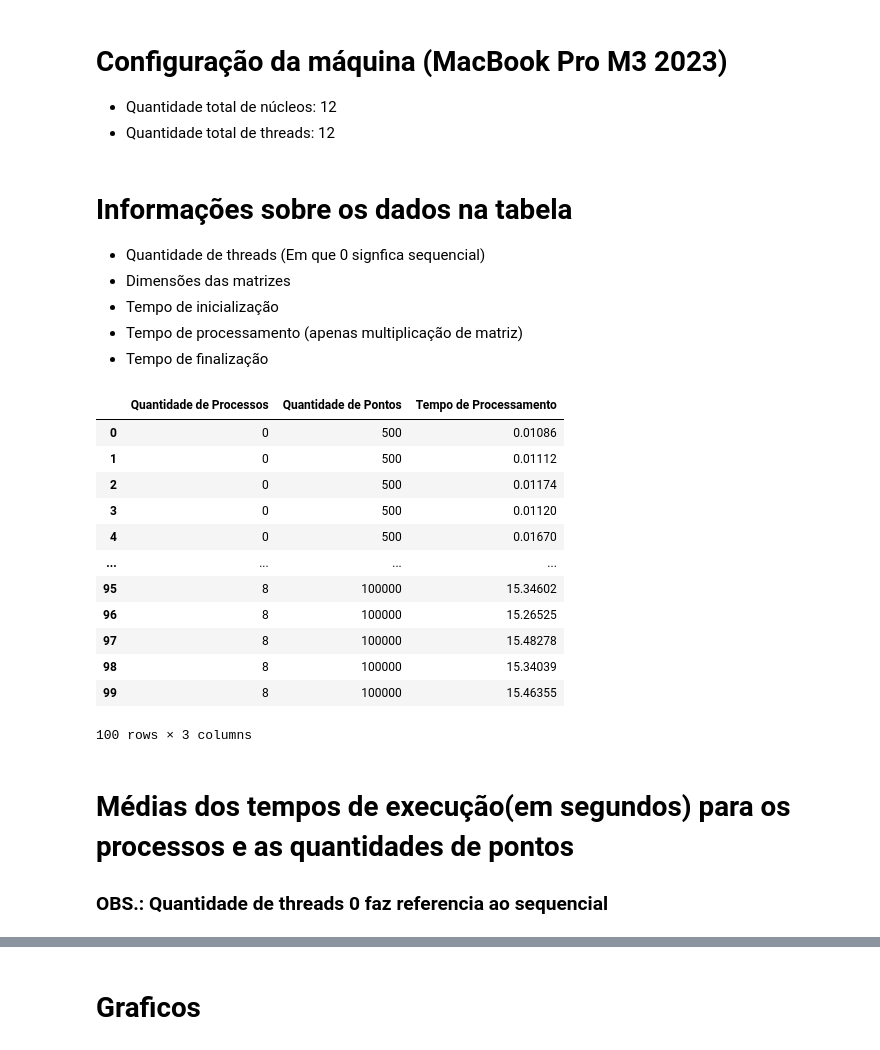
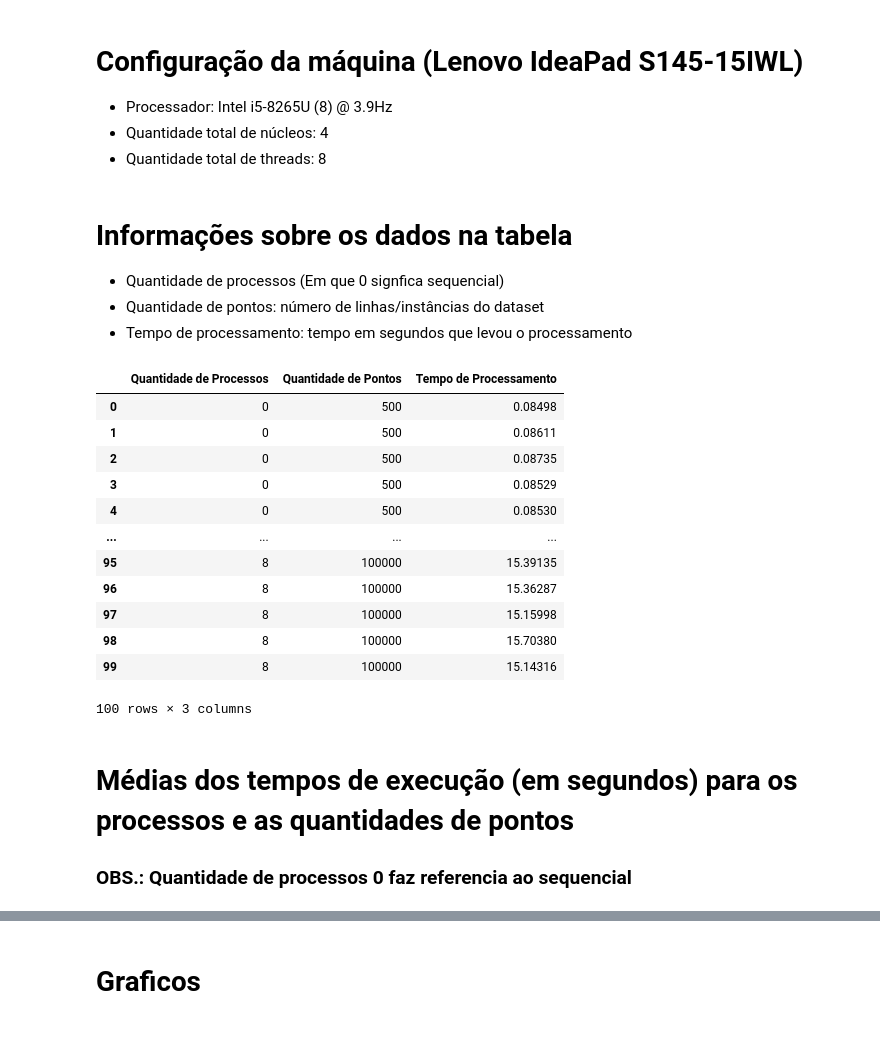
Before and after one commit to Igor-dJS/k-means_concorrente, a Jupyter notebook: logs/analise_log_execucao_kmeans.ipynb, the cells around one changed output, grey strips where cells are left out. Cells and saved outputs as stored; diff of their text form; code cells hidden in the pictures.

```diff
--- a/logs/analise_log_execucao_kmeans.ipynb
+++ b/logs/analise_log_execucao_kmeans.ipynb
@@ -4,40 +4,38 @@ import pandas as pd
 import numpy as np
 import matplotlib.pyplot as plt
 # %% [markdown]
-# Configuração da máquina (MacBook Pro M3 2023)
-
-* Quantidade total de núcleos: 12
-* Quantidade total de threads: 12
+# Configuração da máquina (Lenovo IdeaPad S145-15IWL)
+* Processador: Intel i5-8265U (8) @ 3.9Hz
+* Quantidade total de núcleos: 4
+* Quantidade total de threads: 8
 # %% [markdown]
 # Informações sobre os dados na tabela
 
-* Quantidade de threads (Em que 0 signfica sequencial)
-* Dimensões das matrizes
-* Tempo de inicialização
-* Tempo de processamento (apenas multiplicação de matriz)
-* Tempo de finalização
+* Quantidade de processos (Em que 0 signfica sequencial)
+* Quantidade de pontos: número de linhas/instâncias do dataset
+* Tempo de processamento: tempo em segundos que levou o processamento
 # %%
 # Carrega o arquivo com tempos de execução
 nomes_das_colunas = ['Quantidade de Processos', 'Quantidade de Pontos', "Tempo de Processamento"]
-df = pd.read_csv("./log_execucao_kmeans_2_clusters_4_cols.csv", header=None, names=nomes_das_colunas)
+df = pd.read_csv("./log_execucao_kmeans.csv", header=None, names=nomes_das_colunas)
 df
 # %% [output]
 |  | Quantidade de Processos | Quantidade de Pontos | Tempo de Processamento |
-| 0 | 0 | 500 | 0.01086 |
-| 1 | 0 | 500 | 0.01112 |
-| 2 | 0 | 500 | 0.01174 |
-| 3 | 0 | 500 | 0.01120 |
-| 4 | 0 | 500 | 0.01670 |
+| 0 | 0 | 500 | 0.08498 |
+| 1 | 0 | 500 | 0.08611 |
+| 2 | 0 | 500 | 0.08735 |
+| 3 | 0 | 500 | 0.08529 |
+| 4 | 0 | 500 | 0.08530 |
 | ... | ... | ... | ... |
-| 95 | 8 | 100000 | 15.34602 |
-| 96 | 8 | 100000 | 15.26525 |
-| 97 | 8 | 100000 | 15.48278 |
-| 98 | 8 | 100000 | 15.34039 |
-| 99 | 8 | 100000 | 15.46355 |
+| 95 | 8 | 100000 | 15.39135 |
+| 96 | 8 | 100000 | 15.36287 |
+| 97 | 8 | 100000 | 15.15998 |
+| 98 | 8 | 100000 | 15.70380 |
+| 99 | 8 | 100000 | 15.14316 |
 100 rows × 3 columns
 # %% [markdown]
-# Médias dos tempos de execução(em segundos) para os processos e as quantidades de pontos
-### OBS.: Quantidade de threads 0 faz referencia ao sequencial
+# Médias dos tempos de execução (em segundos) para os processos e as quantidades de pontos
+### OBS.: Quantidade de processos 0 faz referencia ao sequencial
 # %%
 df_medias = df.groupby(["Quantidade de Processos", "Quantidade de Pontos"]).median()
 df_medias
```
Also changed, not shown: parts of 5 cells of this notebook, 27 other files.
